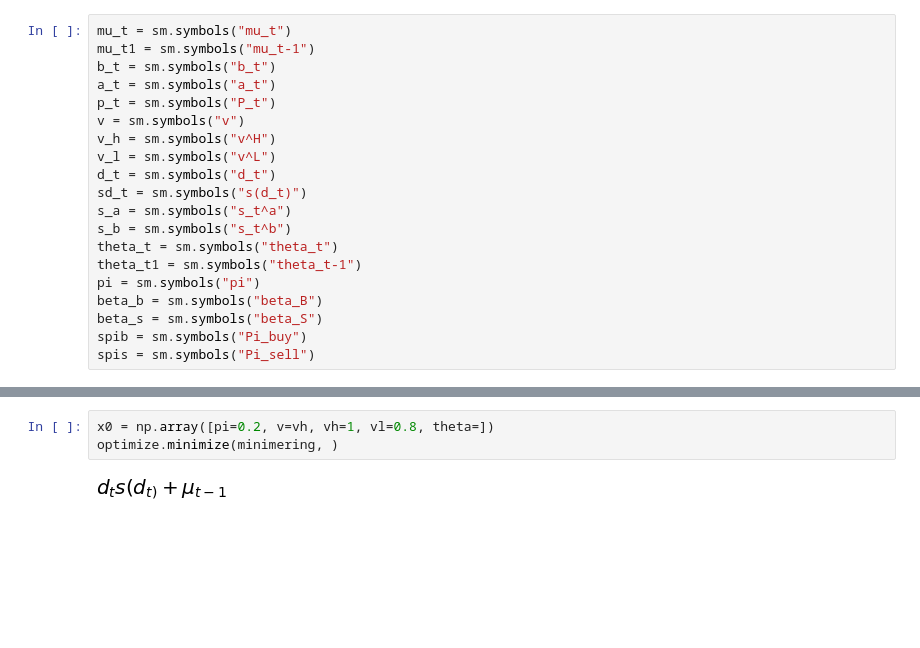
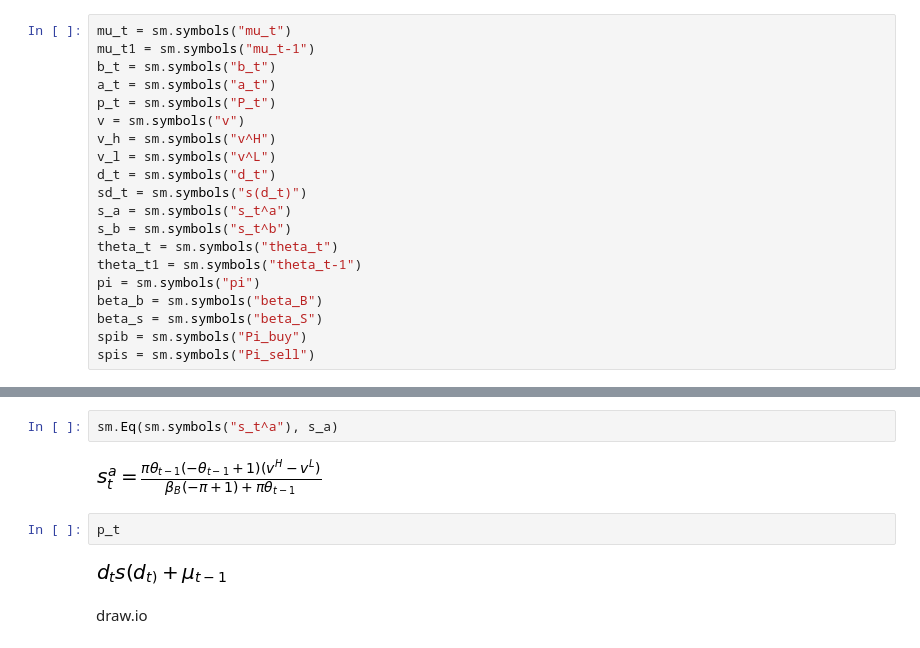
Before and after one commit to s-corfixen/projects-2019-snake-on-3310, a Jupyter notebook: modelproject/Untitled1.ipynb, the cells around one changed output, grey strips where cells are left out. Cells and saved outputs as stored; diff of their text form; blank space fills up the shorter version.

```diff
--- a/modelproject/Untitled1.ipynb
+++ b/modelproject/Untitled1.ipynb
@@ -43,6 +43,11 @@ SyntaxError: invalid syntax (<ipython-input-45-d2d3f50aabc6>, line 8)
-# %%
-x0 = np.array([pi=0.2, v=vh, vh=1, vl=0.8, theta=])
-optimize.minimize(minimering, )
-# %% [output]
-[figure, removed]
+# %%
+sm.Eq(sm.symbols("s_t^a"), s_a)
+# %% [output]
+[figure, added]
+# %%
+p_t
+# %% [output]
+[figure, added]
+# %% [markdown]
+draw.io
 # %%
```
Also changed, not shown: parts of 17 cells of this notebook, 3 other files.
